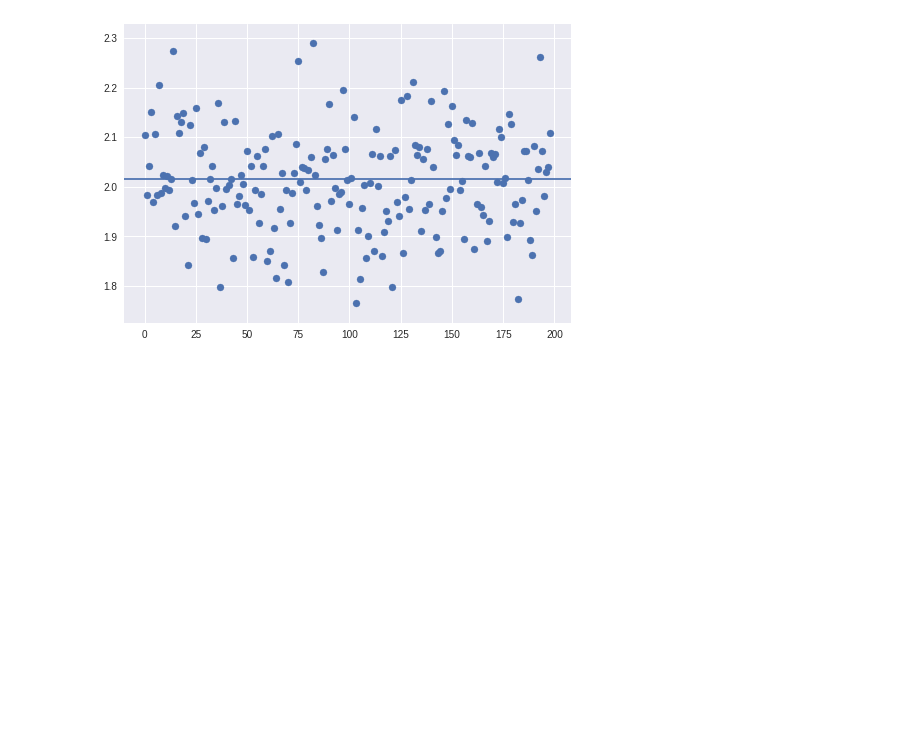
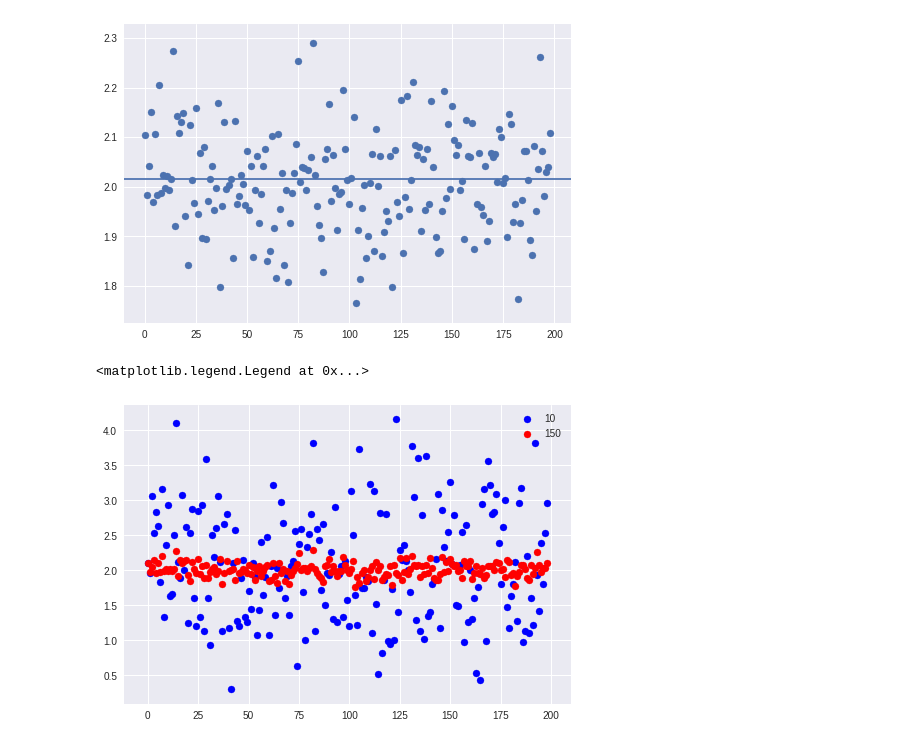
Before and after one commit to carvalheirafc/imd0033_2018_2, a Jupyter notebook: prova2/Carlos_Frederico_Carvalheira_Mello.ipynb, the cells around one changed output. Saved outputs shown, nothing was run; the diff lists cells and outputs as text; code cells hidden in the pictures; blank space fills up the shorter version.

Commit message:
new scatter

```diff
--- a/prova2/Carlos_Frederico_Carvalheira_Mello.ipynb
+++ b/prova2/Carlos_Frederico_Carvalheira_Mello.ipynb
@@ -192,11 +192,19 @@ import seaborn as sns
 
 mean_10 = []
 mean_20 = []
+mean_30 = []
+mean_40 = []
+mean_50 = []
+mean_100 = []
 mean_150 = []
 
 for it in range(0, 199):
   mean_10.append(fmc1['Média'].sample(n=10, random_state = it).mean())
   mean_20.append(fmc1['Média'].sample(n=20, random_state = it).mean())
+  mean_30.append(fmc1['Média'].sample(n=30, random_state = it).mean())
+  mean_40.append(fmc1['Média'].sample(n=40, random_state = it).mean())
+  mean_50.append(fmc1['Média'].sample(n=50, random_state = it).mean())
+  mean_100.append(fmc1['Média'].sample(n=100, random_state = it).mean())
   mean_150.append(fmc1['Média'].sample(n=150, random_state = it).mean())
 # %%
 plt.scatter(range(0, 199), mean_10)
@@ -216,3 +224,14 @@ plt.axhline(fmc1['Média'].mean())
 plt.show()
 # %% [output]
 [figure]
+# %%
+import matplotlib.pyplot as plt
+
+fig, ax = plt.subplots()
+
+ax_10 = ax.scatter(range(0,199), mean_10, color='blue', label='10')
+ax_150 = ax.scatter(range(0,199), mean_150, color='red', label='150')
+ax.legend()
+# %% [output]
+<matplotlib.legend.Legend at 0x...>
+[figure, added]
```
